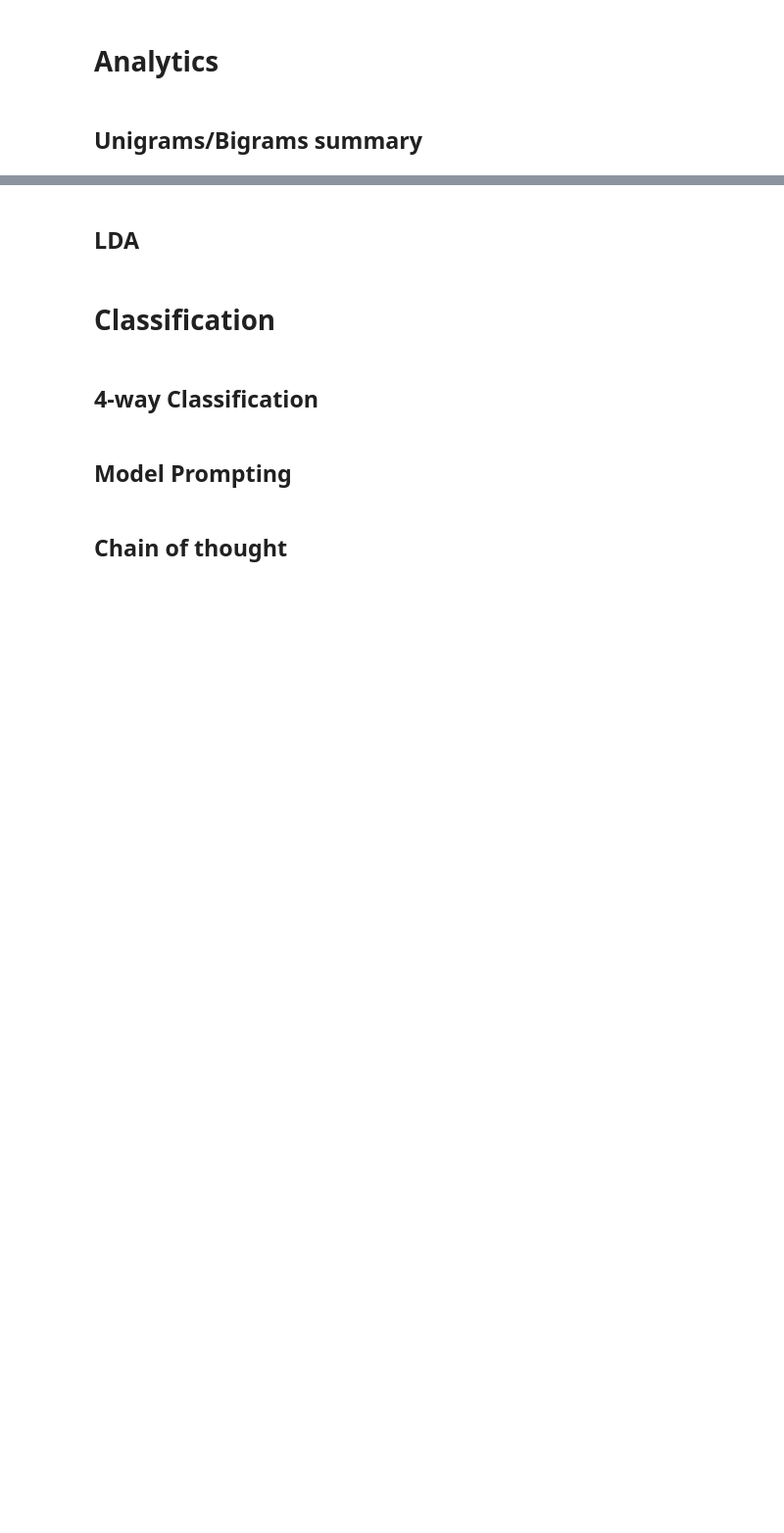
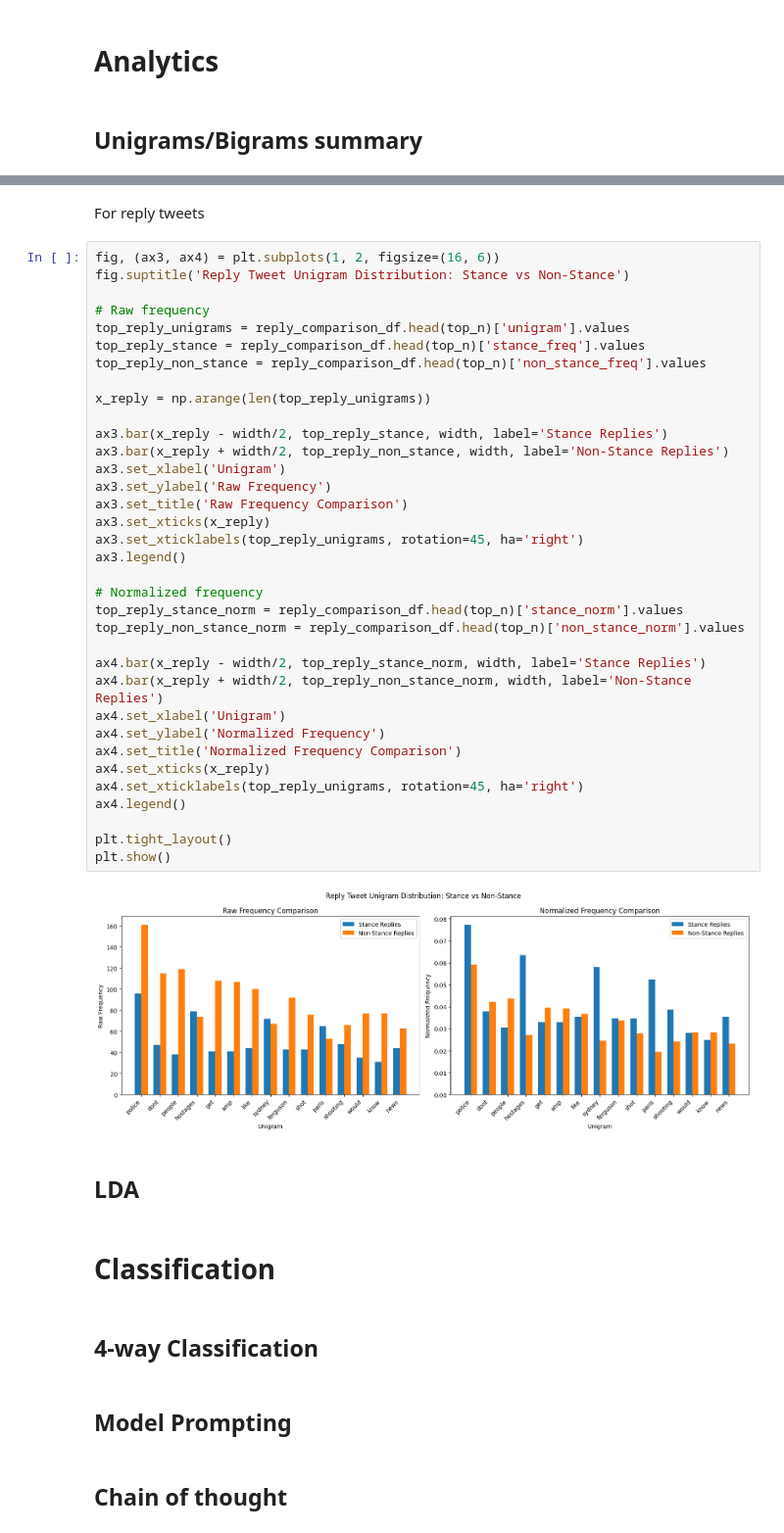
Before and after one commit to NamLe0609/natural-language-processing, a Jupyter notebook: main.ipynb, the cells around one changed output, grey strips where cells are left out. Shown: that part at 98% size. Drawn from its saved outputs; the diff is of its cells as text; blank space fills up the shorter version.

```diff
--- a/main.ipynb
+++ b/main.ipynb
@@ -79,3 +366,42 @@ Tweets without sentiment: 256
+# %% [markdown]
+For reply tweets
+# %%
+fig, (ax3, ax4) = plt.subplots(1, 2, figsize=(16, 6))
+fig.suptitle('Reply Tweet Unigram Distribution: Stance vs Non-Stance')
+
+# Raw frequency
+top_reply_unigrams = reply_comparison_df.head(top_n)['unigram'].values
+top_reply_stance = reply_comparison_df.head(top_n)['stance_freq'].values
+top_reply_non_stance = reply_comparison_df.head(top_n)['non_stance_freq'].values
+
+x_reply = np.arange(len(top_reply_unigrams))
+
+ax3.bar(x_reply - width/2, top_reply_stance, width, label='Stance Replies')
+ax3.bar(x_reply + width/2, top_reply_non_stance, width, label='Non-Stance Replies')
+ax3.set_xlabel('Unigram')
+ax3.set_ylabel('Raw Frequency')
+ax3.set_title('Raw Frequency Comparison')
+ax3.set_xticks(x_reply)
+ax3.set_xticklabels(top_reply_unigrams, rotation=45, ha='right')
+ax3.legend()
+
+# Normalized frequency
+top_reply_stance_norm = reply_comparison_df.head(top_n)['stance_norm'].values
+top_reply_non_stance_norm = reply_comparison_df.head(top_n)['non_stance_norm'].values
+
+ax4.bar(x_reply - width/2, top_reply_stance_norm, width, label='Stance Replies')
+ax4.bar(x_reply + width/2, top_reply_non_stance_norm, width, label='Non-Stance Replies')
+ax4.set_xlabel('Unigram')
+ax4.set_ylabel('Normalized Frequency')
+ax4.set_title('Normalized Frequency Comparison')
+ax4.set_xticks(x_reply)
+ax4.set_xticklabels(top_reply_unigrams, rotation=45, ha='right')
+ax4.legend()
+
+plt.tight_layout()
+plt.show()
+# %% [output]
+[figure, added]
 # %% [markdown]
 ## LDA
 # %% [markdown]
```
Also changed, not shown: parts of 26 cells of this notebook, 2 other files.
